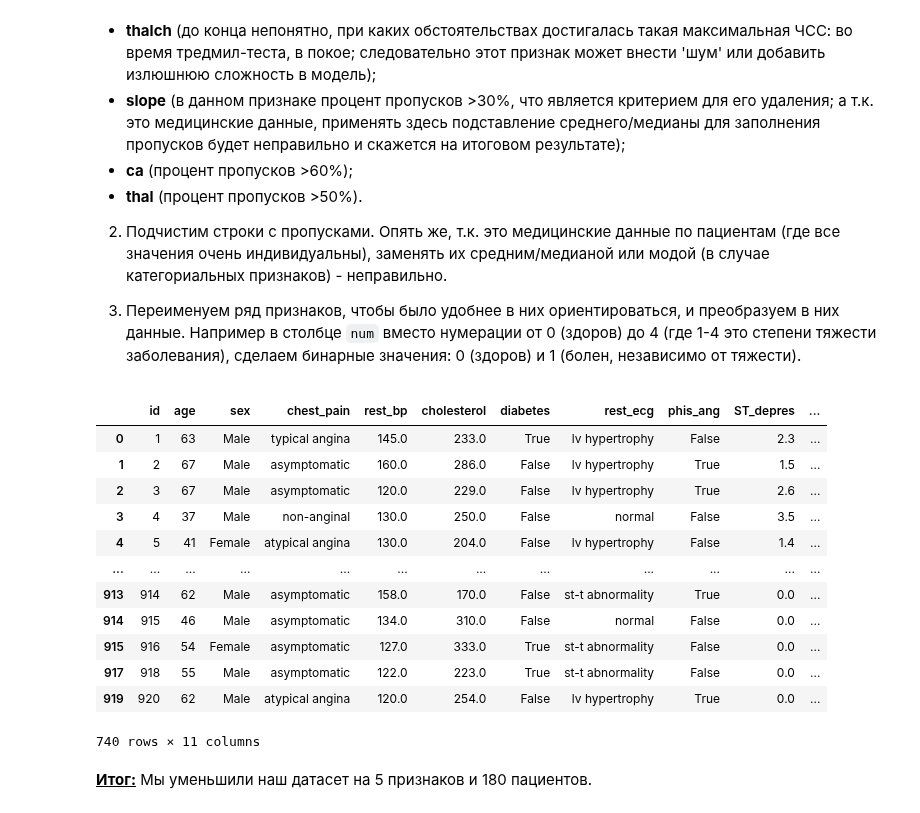
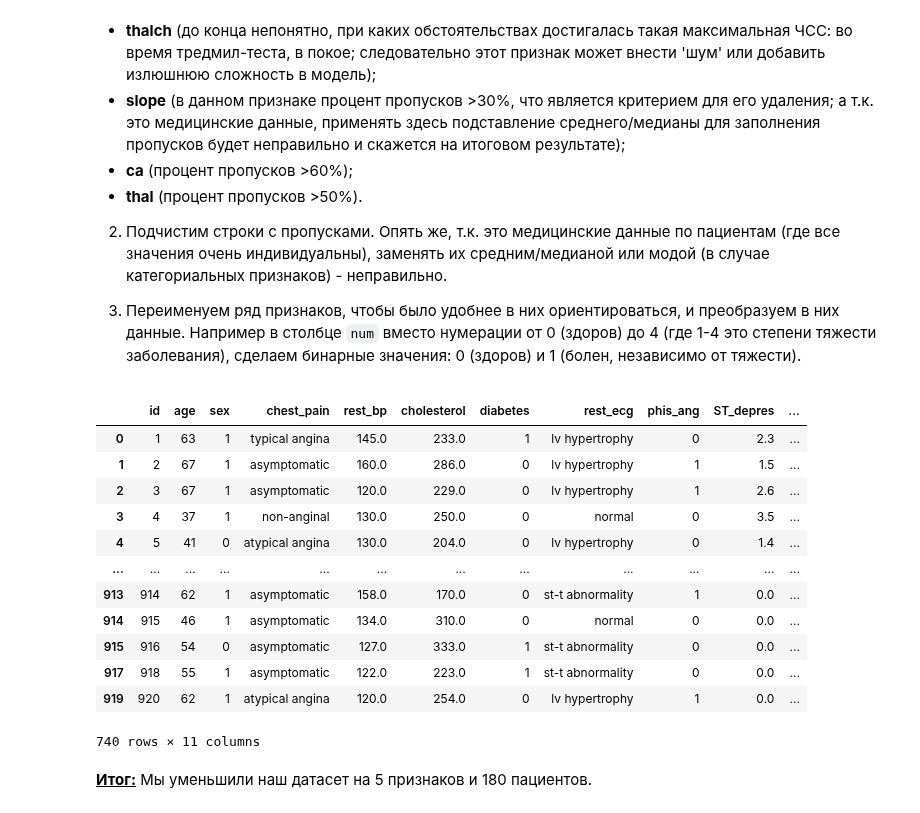
Before and after one commit to Rai1ag/Library, a Jupyter notebook: МАД_Итоговый проект/homework.ipynb, the cells around one changed output. Saved outputs shown, nothing was run; the diff lists cells and outputs as text; code cells hidden in the pictures.

```diff
--- a/МАД_Итоговый проект/homework.ipynb
+++ b/МАД_Итоговый проект/homework.ipynb
@@ -189,26 +169,51 @@ df_copy.rename(columns={
-# %%
-# Изменим значения в столбце 'sex' на двоичные
-mask_1 = df_copy['sex'] == 'Female'
-df_copy.loc[mask_1, 'sex'] == 0
-
-mask_2 = df_copy['sex'] == 'Male'
-df_copy.loc[mask_2, 'sex'] == 1
-
-df_copy
-# %% [output]
-|  | id | age | sex | chest_pain | rest_bp | cholesterol | diabetes | rest_ecg | phis_ang | ST_depres | ... |
-| 0 | 1 | 63 | Male | typical angina | 145.0 | 233.0 | True | lv hypertrophy | False | 2.3 | ... |
-| 1 | 2 | 67 | Male | asymptomatic | 160.0 | 286.0 | False | lv hypertrophy | True | 1.5 | ... |
-| 2 | 3 | 67 | Male | asymptomatic | 120.0 | 229.0 | False | lv hypertrophy | True | 2.6 | ... |
-| 3 | 4 | 37 | Male | non-anginal | 130.0 | 250.0 | False | normal | False | 3.5 | ... |
-| 4 | 5 | 41 | Female | atypical angina | 130.0 | 204.0 | False | lv hypertrophy | False | 1.4 | ... |
-| ... | ... | ... | ... | ... | ... | ... | ... | ... | ... | ... | ... |
-| 913 | 914 | 62 | Male | asymptomatic | 158.0 | 170.0 | False | st-t abnormality | True | 0.0 | ... |
-| 914 | 915 | 46 | Male | asymptomatic | 134.0 | 310.0 | False | normal | False | 0.0 | ... |
-| 915 | 916 | 54 | Female | asymptomatic | 127.0 | 333.0 | True | st-t abnormality | False | 0.0 | ... |
-| 917 | 918 | 55 | Male | asymptomatic | 122.0 | 223.0 | True | st-t abnormality | False | 0.0 | ... |
-| 919 | 920 | 62 | Male | atypical angina | 120.0 | 254.0 | False | lv hypertrophy | True | 0.0 | ... |
-740 rows × 11 columns
+# %%
+# Удаляем столбцы
+df_copy = df_copy.drop(['origin', 'thalch', 'slope', 'ca', 'thal'], axis=1, inplace=False)
+
+# Удаляем строки с пропусками
+df_copy = df_copy.dropna()
+
+# Переименуем столбцы
+df_copy.rename(columns={
+    'cp': 'chest_pain',
+    'trestbps': 'rest_bp',
+    'chol': 'cholesterol',
+    'fbs': 'diabetes',
+    'restecg': 'rest_ecg',
+    'exang': 'phis_ang',
+    'oldpeak': 'ST_depres',
+    'num': 'diagnosis'
+    },
+    inplace=True
+)
+
+# Изменим значения в столбце 'sex' на двоичные
+df_copy["sex"] = df_copy["sex"].apply(lambda x: 1 if x == "Male" else 0)
+
+# Изменим значения в столбце 'diabetes' на двоичные
+df_copy["diabetes"] = df_copy["diabetes"].apply(lambda x: 1 if x == True else 0)
+
+# Изменим значения в столбце 'phis_ang' на двоичные
+df_copy["phis_ang"] = df_copy["phis_ang"].apply(lambda x: 1 if x == True else 0)
+
+# Изменим значения в столбце 'diagnosis' на двоичные
+df_copy["diagnosis"] = df_copy["diagnosis"].apply(lambda x: 0 if x == 0 else 1)
+
+df_copy
+# %% [output]
+|  | id | age | sex | chest_pain | rest_bp | cholesterol | diabetes | rest_ecg | phis_ang | ST_depres | ... |
+| 0 | 1 | 63 | 1 | typical angina | 145.0 | 233.0 | 1 | lv hypertrophy | 0 | 2.3 | ... |
+| 1 | 2 | 67 | 1 | asymptomatic | 160.0 | 286.0 | 0 | lv hypertrophy | 1 | 1.5 | ... |
+| 2 | 3 | 67 | 1 | asymptomatic | 120.0 | 229.0 | 0 | lv hypertrophy | 1 | 2.6 | ... |
+| 3 | 4 | 37 | 1 | non-anginal | 130.0 | 250.0 | 0 | normal | 0 | 3.5 | ... |
+| 4 | 5 | 41 | 0 | atypical angina | 130.0 | 204.0 | 0 | lv hypertrophy | 0 | 1.4 | ... |
+| ... | ... | ... | ... | ... | ... | ... | ... | ... | ... | ... | ... |
+| 913 | 914 | 62 | 1 | asymptomatic | 158.0 | 170.0 | 0 | st-t abnormality | 1 | 0.0 | ... |
+| 914 | 915 | 46 | 1 | asymptomatic | 134.0 | 310.0 | 0 | normal | 0 | 0.0 | ... |
+| 915 | 916 | 54 | 0 | asymptomatic | 127.0 | 333.0 | 1 | st-t abnormality | 0 | 0.0 | ... |
+| 917 | 918 | 55 | 1 | asymptomatic | 122.0 | 223.0 | 1 | st-t abnormality | 0 | 0.0 | ... |
+| 919 | 920 | 62 | 1 | atypical angina | 120.0 | 254.0 | 0 | lv hypertrophy | 1 | 0.0 | ... |
+740 rows × 11 columns
 # %% [markdown]
 <u>**Итог:**</u> Мы уменьшили наш датасет на 5 признаков и 180 пациентов.
 # %% [markdown]
```
Also changed, not shown: parts of 3 cells of this notebook.
